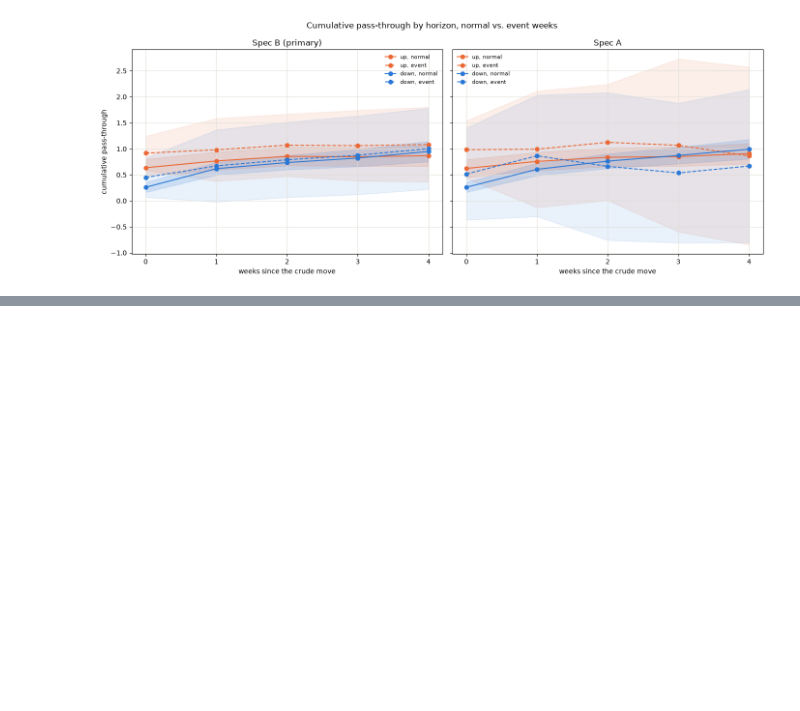
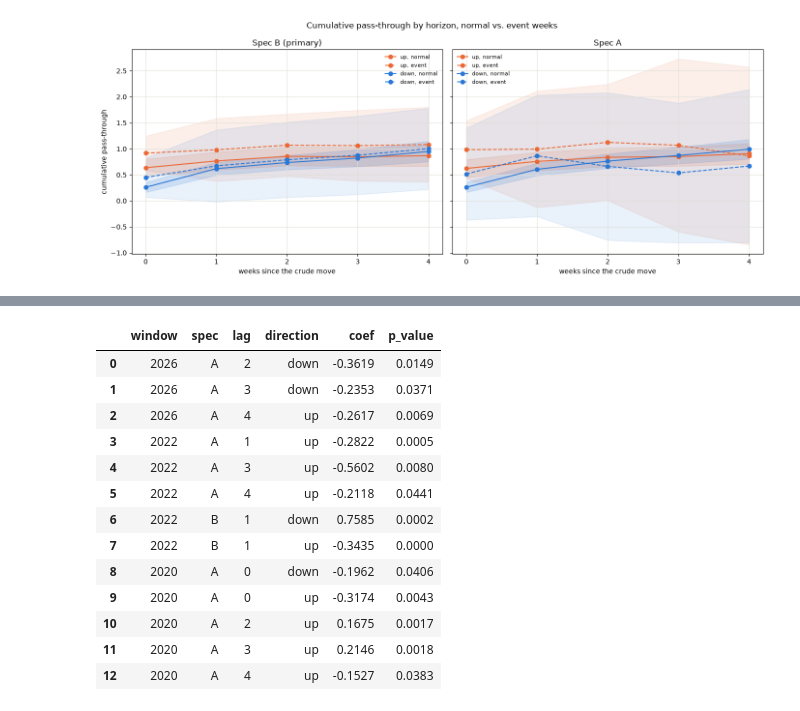
Before and after one commit to ElKuksi/gasoline-rockets-and-feathers, a Jupyter notebook: notebooks/07_2026_event_study.ipynb, the cells around one changed output, grey strips where cells are left out. Cells and saved outputs as stored; diff of their text form; code cells hidden in the pictures; blank space fills up the shorter version.

```diff
--- a/notebooks/07_2026_event_study.ipynb
+++ b/notebooks/07_2026_event_study.ipynb
@@ -619,0 +826,23 @@ Bands overlap across the whole horizon in both panels, for both up and down —
+# %%
+def delta_hits(res, lags):
+    hits = []
+    for k in lags:
+        for direction in ("up", "down"):
+            name = f"d_{direction}_lag{k}_event"
+            if res.pvalues[name] < 0.05:
+                hits.append({"lag": k, "direction": direction, "coef": round(res.params[name], 4), "p_value": round(res.pvalues[name], 4)})
+    return hits
+
+
+scatter_rows = []
+hit_rows = []
+for wname in window_order:
+    for sname, lags in specs:
+        res = event_study_results[(wname, sname)]["res"]
+        hits = delta_hits(res, lags)
+        scatter_rows.append({"window": wname, "spec": sname, "n_params": len(lags) * 2, "n_hits": len(hits)})
+        for h in hits:
+            hit_rows.append({"window": wname, "spec": sname, **h})
+
+scatter_table = pd.DataFrame(scatter_rows)
+scatter_table
@@ -619,0 +857,18 @@ Bands overlap across the whole horizon in both panels, for both up and down —
+# %%
+hits_table = pd.DataFrame(hit_rows, columns=["window", "spec", "lag", "direction", "coef", "p_value"])
+hits_table.sort_values(by=["window", "spec", "lag", "direction"], ascending=[False, True, True, True]).reset_index(drop=True)
+# %% [output]
+|  | window | spec | lag | direction | coef | p_value |
+| 0 | 2026 | A | 2 | down | -0.3619 | 0.0149 |
+| 1 | 2026 | A | 3 | down | -0.2353 | 0.0371 |
+| 2 | 2026 | A | 4 | up | -0.2617 | 0.0069 |
+| 3 | 2022 | A | 1 | up | -0.2822 | 0.0005 |
+| 4 | 2022 | A | 3 | up | -0.5602 | 0.0080 |
+| 5 | 2022 | A | 4 | up | -0.2118 | 0.0441 |
+| 6 | 2022 | B | 1 | down | 0.7585 | 0.0002 |
+| 7 | 2022 | B | 1 | up | -0.3435 | 0.0000 |
+| 8 | 2020 | A | 0 | down | -0.1962 | 0.0406 |
+| 9 | 2020 | A | 0 | up | -0.3174 | 0.0043 |
+| 10 | 2020 | A | 2 | up | 0.1675 | 0.0017 |
+| 11 | 2020 | A | 3 | up | 0.2146 | 0.0018 |
+| 12 | 2020 | A | 4 | up | -0.1527 | 0.0383 |
```
Also changed, not shown: parts of 34 cells of this notebook, 1 other file.
